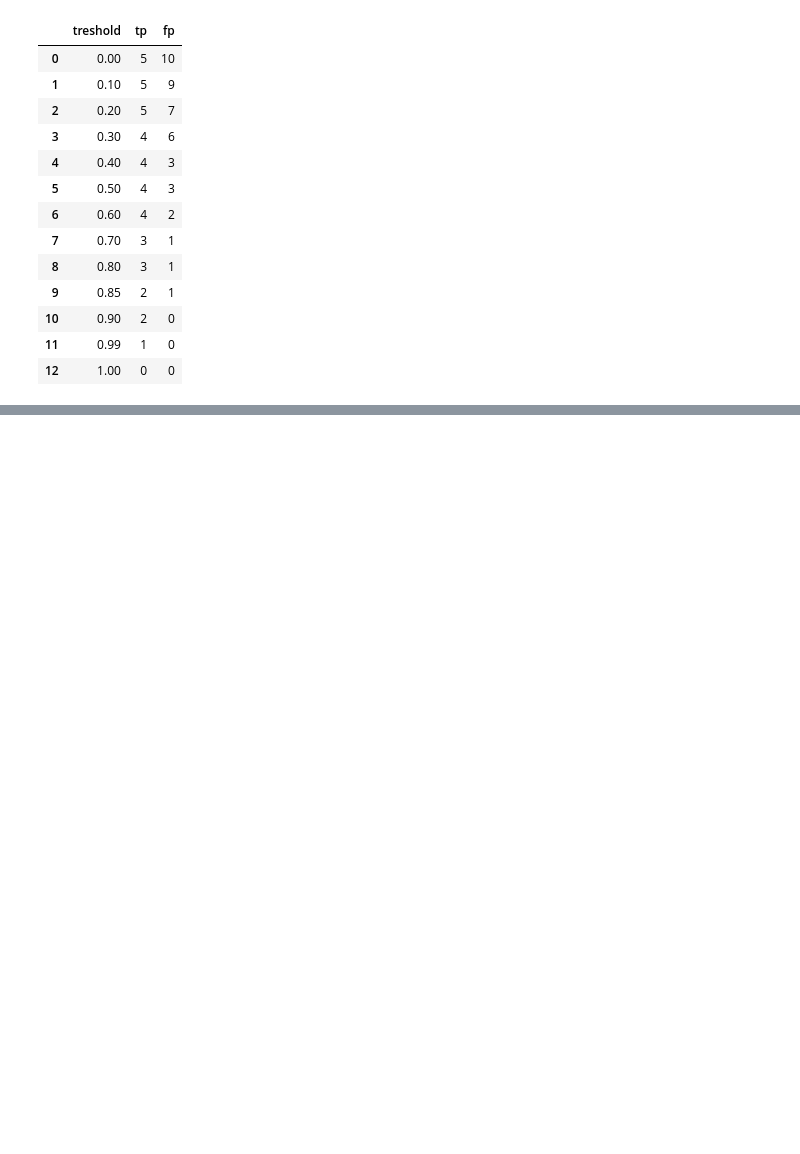
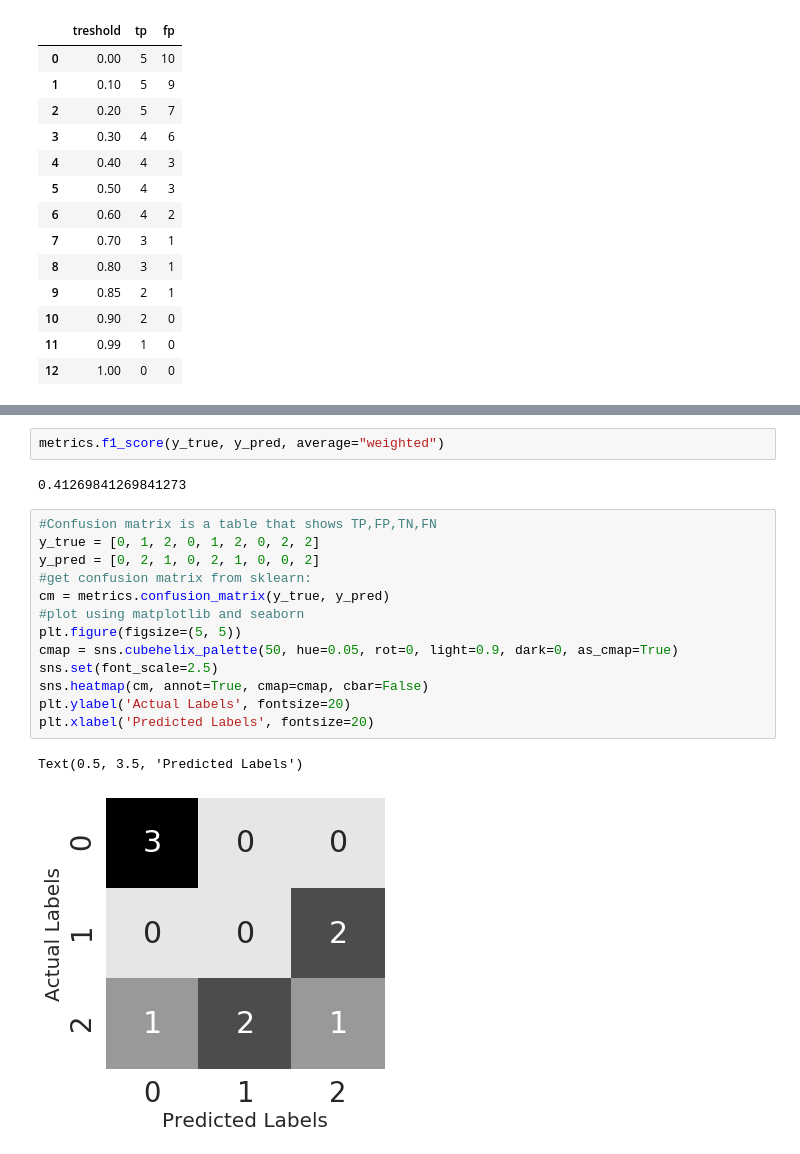
Before and after one commit to JnavioT/Practice_ML_DL, a Jupyter notebook: C3_Evaluation_metrics/metrics.ipynb, the cells around one changed output, grey strips where cells are left out. Cells and saved outputs as stored; diff of their text form; blank space fills up the shorter version.

```diff
--- a/C3_Evaluation_metrics/metrics.ipynb
+++ b/C3_Evaluation_metrics/metrics.ipynb
@@ -160,0 +223,20 @@ df_tp_fp
+# %%
+metrics.f1_score(y_true, y_pred, average="weighted")
+# %% [output]
+0.41269841269841273
+# %%
+#Confusion matrix is a table that shows TP,FP,TN,FN
+y_true = [0, 1, 2, 0, 1, 2, 0, 2, 2]
+y_pred = [0, 2, 1, 0, 2, 1, 0, 0, 2]
+#get confusion matrix from sklearn:
+cm = metrics.confusion_matrix(y_true, y_pred)
+#plot using matplotlib and seaborn
+plt.figure(figsize=(5, 5))
+cmap = sns.cubehelix_palette(50, hue=0.05, rot=0, light=0.9, dark=0, as_cmap=True)
+sns.set(font_scale=2.5)
+sns.heatmap(cm, annot=True, cmap=cmap, cbar=False)
+plt.ylabel('Actual Labels', fontsize=20)
+plt.xlabel('Predicted Labels', fontsize=20)
+# %% [output]
+Text(0.5, 3.5, 'Predicted Labels')
+[figure, added]
```
Also changed, not shown: parts of 20 cells of this notebook, 1 other file.
